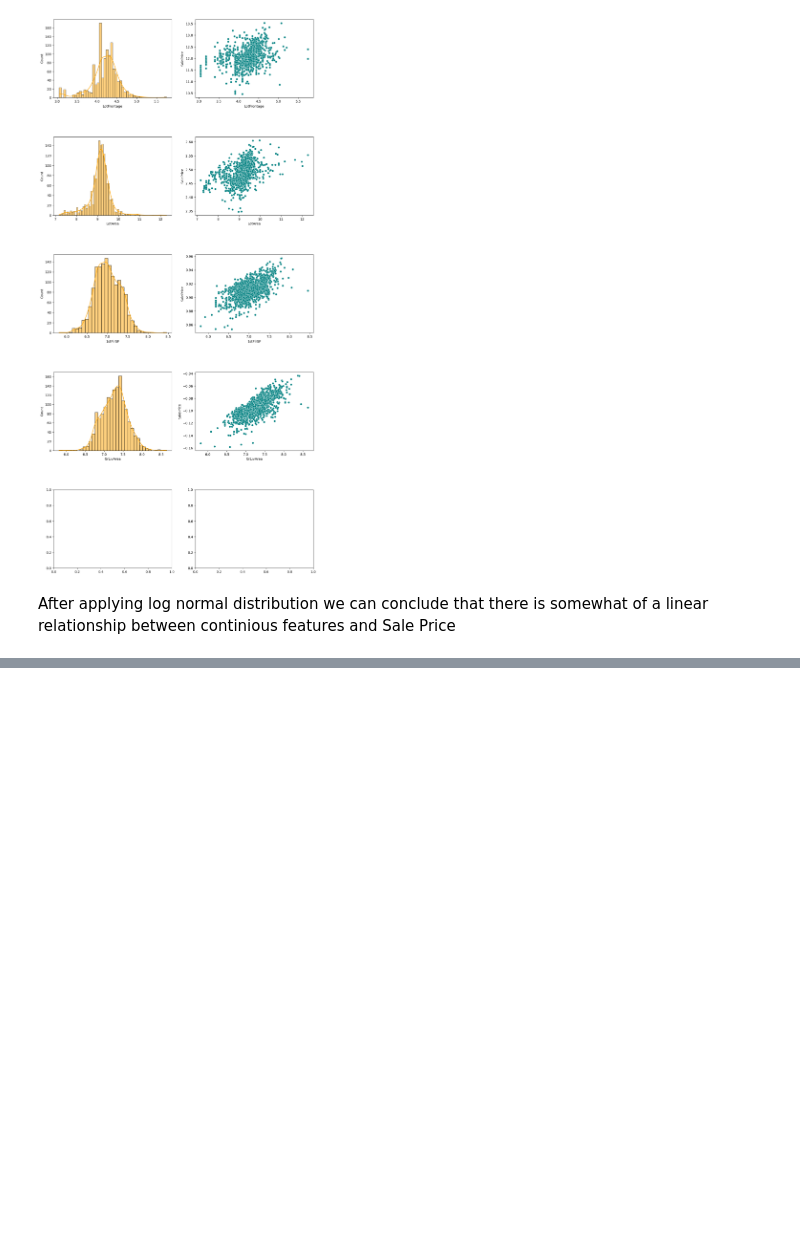
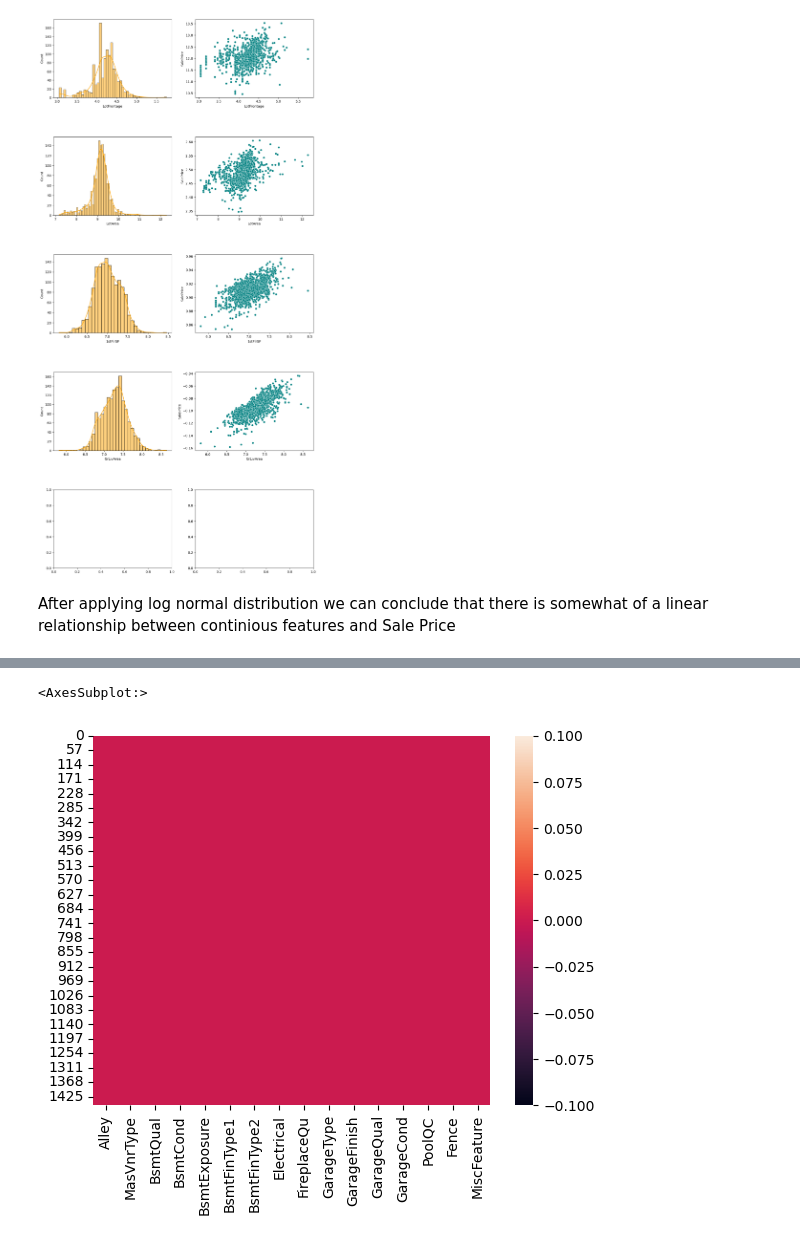
Before and after one commit to Abrar-Mustakim/Comprehensive-Data-Exploration-and-Advanced-Regression-Technique-on-Kaggles-Hourse-Pricing, a Jupyter notebook: EDA_and_Training.ipynb, the cells around one changed output, grey strips where cells are left out. Cells and saved outputs as stored; diff of their text form; code cells hidden in the pictures; blank space fills up the shorter version.

```diff
--- a/EDA_and_Training.ipynb
+++ b/EDA_and_Training.ipynb
@@ -468,0 +488,13 @@ After applying log normal distribution we can conclude that there is somewhat of
+# %%
+missing_categorical = [features for features in df.columns if df[features].isnull().sum() > 0 and df[features].dtype =="O"]
+missing_categorical_temp = [features for features in temp.columns if temp[features].isnull().sum() > 0 and temp[features].dtype =="O"]
+print(missing_categorical)
+print(missing_categorical_temp)
+
+print("Training Categorical Null Values---------------------------------------------")
+for features in missing_categorical:
+    print(features, "has", np.round(df[features].isnull().mean()*100, 2),"% missing values")
+print("\n\n\n")
+print("Testing Categorical Null Values---------------------------------------------")
+for features in missing_categorical_temp:
+    print(features, "has", np.round(df[features].isnull().mean()*100, 2),"% missing values")
@@ -468,0 +519,16 @@ After applying log normal distribution we can conclude that there is somewhat of
+# %%
+#Replace missing Categorical Values
+def replace_categorical_value(table, missing_array):
+    data = table.copy()
+
+    data[missing_array] = data[missing_array].fillna("missing")
+
+    return data
+
+df = replace_categorical_value(df, missing_categorical)
+temp = replace_categorical_value(temp, missing_categorical_temp)
+# %%
+sns.heatmap(df[missing_categorical].isnull())
+# %% [output]
+<AxesSubplot:>
+[figure, added]
```
Also changed, not shown: parts of 7 cells of this notebook.
